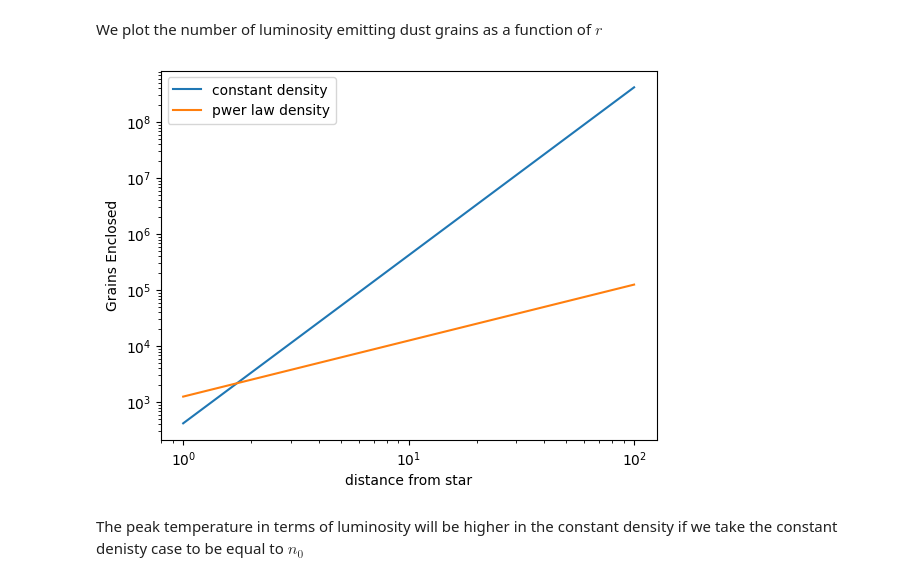
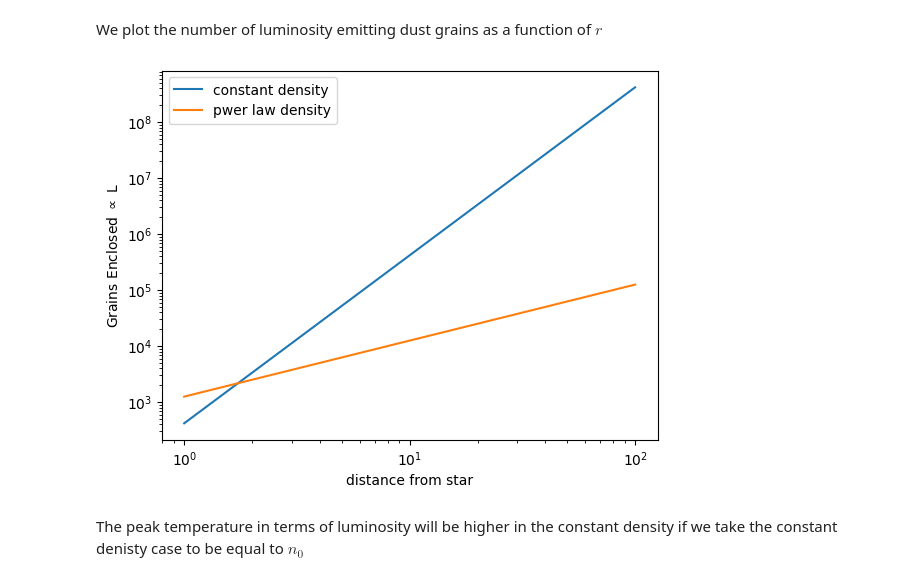
Before and after one commit to fred144/ISM-IGM, a Jupyter notebook: PSET2/ANSWERS-G6002y_2024_PS2-PDR-Dark-Cloudy.ipynb, the cells around one changed output. Cells and saved outputs as stored; diff of their text form; code cells hidden in the pictures.

```diff
--- a/PSET2/ANSWERS-G6002y_2024_PS2-PDR-Dark-Cloudy.ipynb
+++ b/PSET2/ANSWERS-G6002y_2024_PS2-PDR-Dark-Cloudy.ipynb
@@ -51,32 +51,32 @@ We plot the number of luminosity emitting dust grains as a function of $r$
 # %%
 import matplotlib.pyplot as plt
 import numpy as np
 
 
 def constant(r, n=100):
     return (4 / 3) * np.pi * 100 * r**3
 
 
 def pwrlaw(r, r_0, n_0=100):
     return 4 * np.pi * n_0 * r_0**2 * r
 
 
 r_min = 1
 r_max = 100
 r = np.linspace(r_min, r_max, 100)
 
 plt.figure()
 plt.plot(r, constant(r), label="constant density")
 plt.plot(r, pwrlaw(r, r_min), label="pwer law density")
 
 plt.xlabel("distance from star")
-plt.ylabel("Grains Enclosed")
+plt.ylabel(r"Grains Enclosed $\propto$ Luminosity")
 plt.yscale("log")
 plt.xscale("log")
 plt.legend()
 plt.show()
 # %% [output]
-[figure, old version]
+[figure, new version]
 # %% [markdown]
 The peak temperature in terms of luminosity will be higher in the constant density if we take the constant denisty case to be equal to $n_0$
 # %% [markdown]
```
